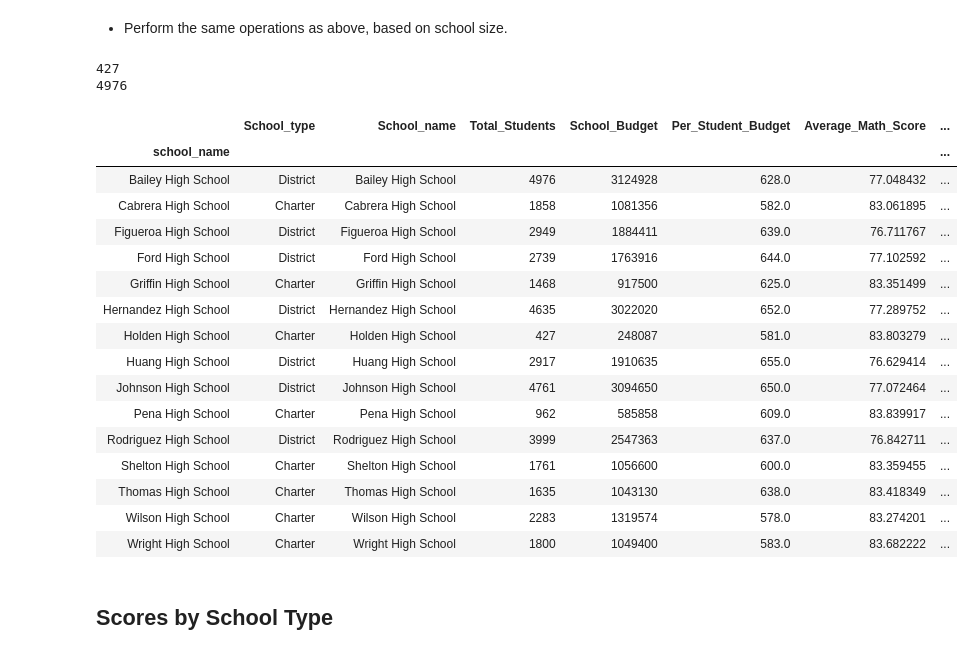
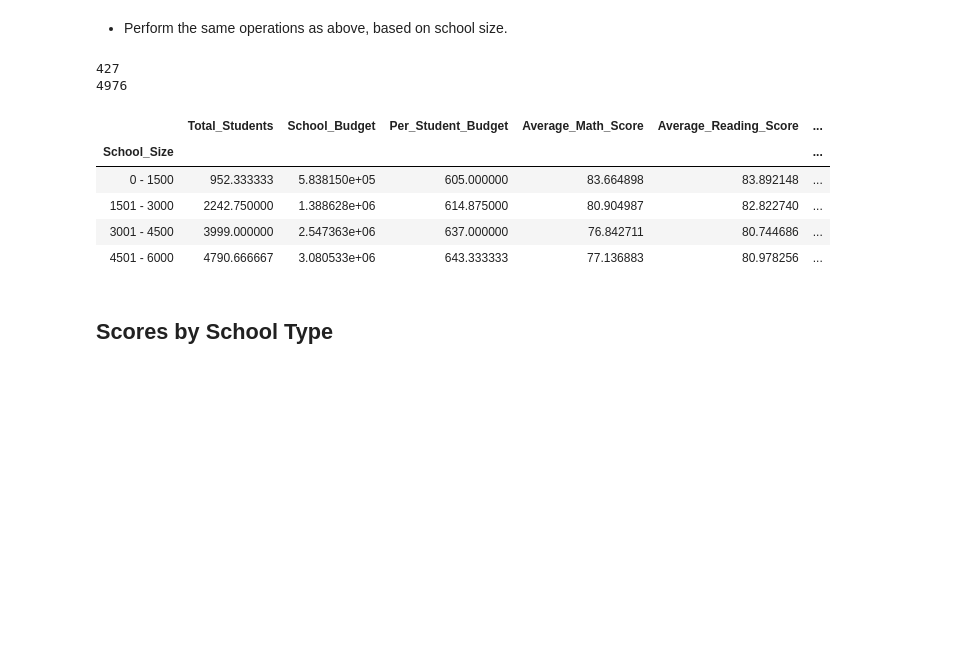
Before and after one commit to eobianyor/pandas-challenge, a Jupyter notebook: PyCitySchools/PyCitySchools_starter.ipynb, the cells around one changed output. Saved outputs shown, nothing was run; the diff lists cells and outputs as text; code cells hidden in the pictures; blank space fills up the shorter version.

```diff
--- a/PyCitySchools/PyCitySchools_starter.ipynb
+++ b/PyCitySchools/PyCitySchools_starter.ipynb
@@ -408,37 +401,30 @@ grouped_School_Summary_df_binned.head()
 # %%
 # dataframe
 School_Summary_df_binned2 = School_Summary_df
 # Get min and max per student budget numbers
 print(School_Summary_df['Total_Students'].min())
 print(School_Summary_df['Total_Students'].max())
 
 # Create bins
-bins = [0, 1499, 2999, 4499, 5999]
+bins = [0, 1500, 3000, 4500, 6000]
 # Create labels for these bins
-School_Size = ['0 - 1499', '1500 - 2999', '3000 - 4499', '4500 - 5999']
+School_Size = ['0 - 1500', '1501 - 3000', '3001 - 4500', '4501 - 6000']
 
 School_Summary_df_binned2['School_Size'] = pd.cut(School_Summary_df_binned2['Total_Students'], bins, labels = School_Size)
 School_Summary_df_binned2.head(15)
+
+School_Summary_binned2_gb = School_Summary_df_binned2.groupby("School_Size")
+School_Summary_binned2_gb['Total_Students'].count()
+School_Summary_binned2_gb.mean()
 # %% [output]
 427
 4976
-|  | School_type | School_name | Total_Students | School_Budget | Per_Student_Budget | Average_Math_Score | ... |
-| school_name |  |  |  |  |  |  | ... |
-| Bailey High School | District | Bailey High School | 4976 | 3124928 | 628.0 | 77.048432 | ... |
-| Cabrera High School | Charter | Cabrera High School | 1858 | 1081356 | 582.0 | 83.061895 | ... |
-| Figueroa High School | District | Figueroa High School | 2949 | 1884411 | 639.0 | 76.711767 | ... |
-| Ford High School | District | Ford High School | 2739 | 1763916 | 644.0 | 77.102592 | ... |
-| Griffin High School | Charter | Griffin High School | 1468 | 917500 | 625.0 | 83.351499 | ... |
-| Hernandez High School | District | Hernandez High School | 4635 | 3022020 | 652.0 | 77.289752 | ... |
-| Holden High School | Charter | Holden High School | 427 | 248087 | 581.0 | 83.803279 | ... |
-| Huang High School | District | Huang High School | 2917 | 1910635 | 655.0 | 76.629414 | ... |
-| Johnson High School | District | Johnson High School | 4761 | 3094650 | 650.0 | 77.072464 | ... |
-| Pena High School | Charter | Pena High School | 962 | 585858 | 609.0 | 83.839917 | ... |
-| Rodriguez High School | District | Rodriguez High School | 3999 | 2547363 | 637.0 | 76.842711 | ... |
-| Shelton High School | Charter | Shelton High School | 1761 | 1056600 | 600.0 | 83.359455 | ... |
-| Thomas High School | Charter | Thomas High School | 1635 | 1043130 | 638.0 | 83.418349 | ... |
-| Wilson High School | Charter | Wilson High School | 2283 | 1319574 | 578.0 | 83.274201 | ... |
-| Wright High School | Charter | Wright High School | 1800 | 1049400 | 583.0 | 83.682222 | ... |
+|  | Total_Students | School_Budget | Per_Student_Budget | Average_Math_Score | Average_Reading_Score | ... |
+| School_Size |  |  |  |  |  | ... |
+| 0 - 1500 | 952.333333 | 5.838150e+05 | 605.000000 | 83.664898 | 83.892148 | ... |
+| 1501 - 3000 | 2242.750000 | 1.388628e+06 | 614.875000 | 80.904987 | 82.822740 | ... |
+| 3001 - 4500 | 3999.000000 | 2.547363e+06 | 637.000000 | 76.842711 | 80.744686 | ... |
+| 4501 - 6000 | 4790.666667 | 3.080533e+06 | 643.333333 | 77.136883 | 80.978256 | ... |
 # %% [markdown]
 ## Scores by School Type
 # %% [markdown]
```
Also changed, not shown: parts of 1 cell of this notebook.
